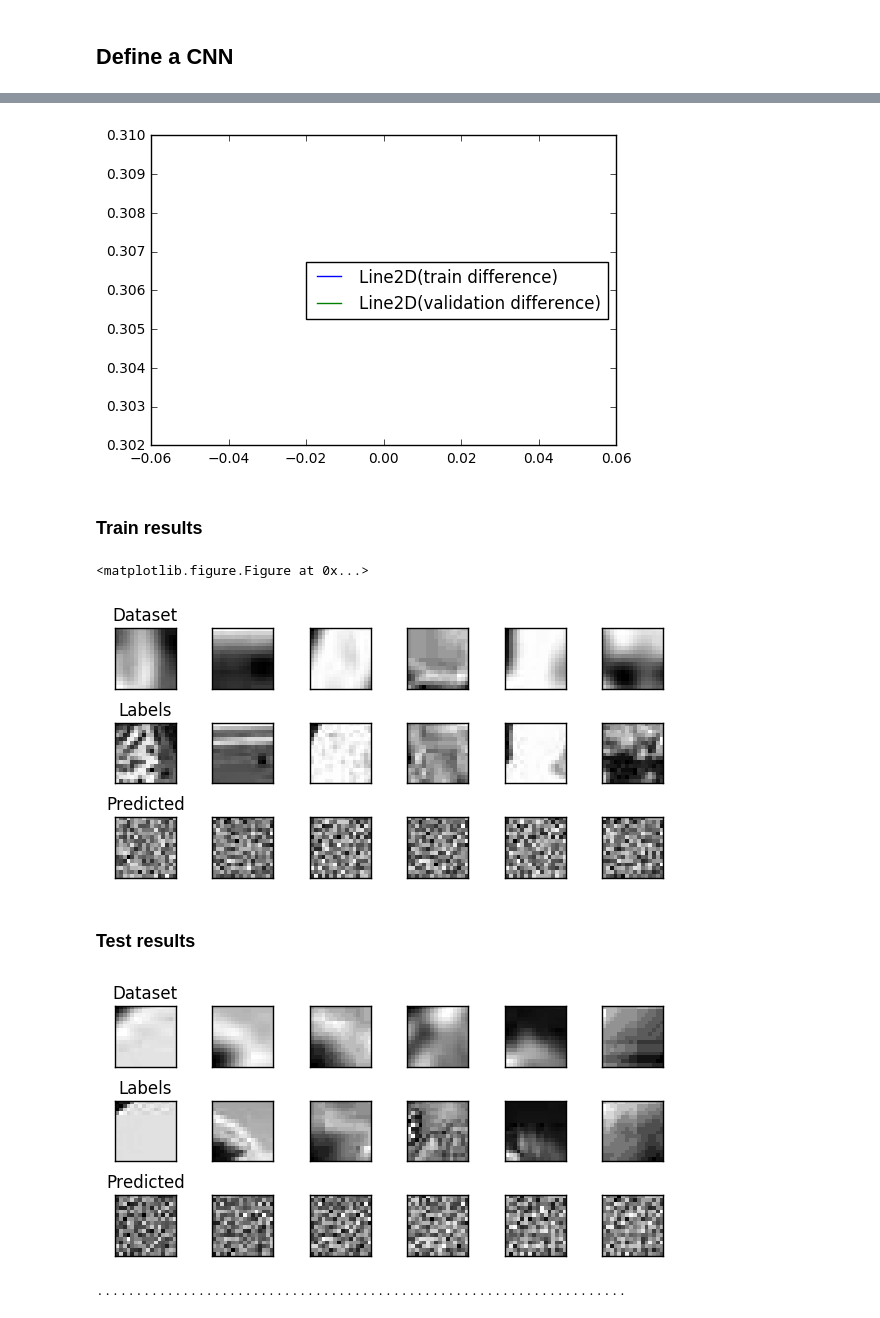
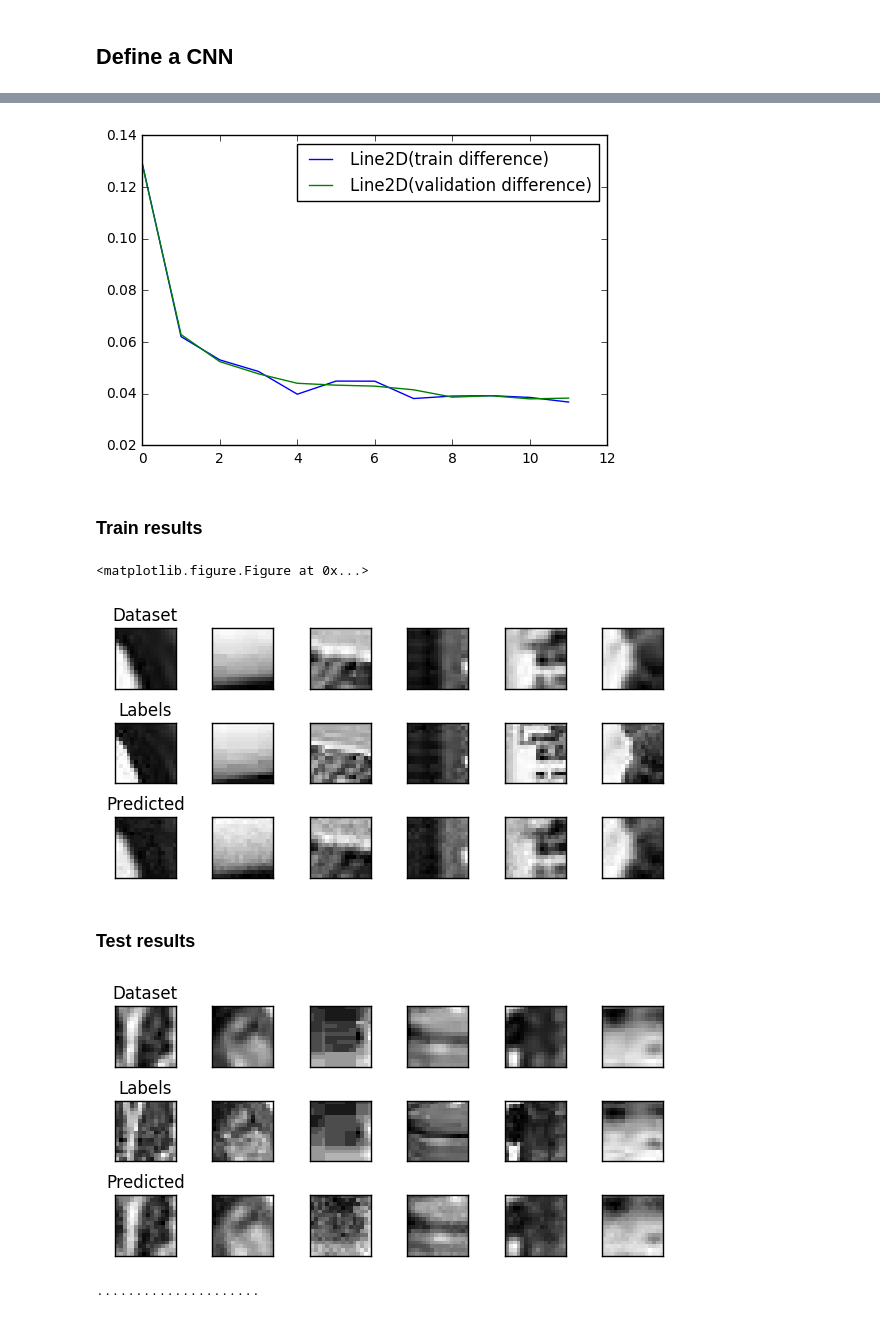
Before and after one commit to lucasdupin/ml-image-scaling, a Jupyter notebook: 2_autoencoder.ipynb, the cells around one changed output, grey strips where cells are left out. Cells and saved outputs as stored; diff of their text form; code cells hidden in the pictures.

Commit message:
no dropout, rms with expo decay

```diff
--- a/2_autoencoder.ipynb
+++ b/2_autoencoder.ipynb
@@ -58,7 +58,6 @@ training_epochs = 20
 batch_size = 256
 display_step = 1
 examples_to_show = 10
-dropout_prob = 0.9 # Do not dropout very often, the image get blurry
 
 # activation
 # activate = tf.nn.sigmoid
@@ -81,7 +80,7 @@ std_dev_4 = bengio_glorot_init(n_hidden_3, n_hidden_4)
 # Encode
 def encode(x):
     # First layer
-    layer_1 = tf.nn.dropout(activate(tf.add(tf.matmul(x, W['encoder_h1']), b['encoder_b1'])), dropout_prob)
+    layer_1 = activate(tf.add(tf.matmul(x, W['encoder_h1']), b['encoder_b1']))
     # Decoder Hidden layer with sigmoid activation #2
     layer_2 = activate(tf.add(tf.matmul(layer_1, W['encoder_h2']), b['encoder_b2']))
     layer_3 = activate(tf.add(tf.matmul(layer_2, W['encoder_h3']), b['encoder_b3']))
@@ -140,11 +139,11 @@ with graph.as_default():
 
     # Learning rate with exponential decay
     global_step = tf.Variable(0, trainable=False)
-#     learning_rate = tf.train.exponential_decay(0.1 / n_hidden_1, global_step, 100000, 0.96)
-    optimizer = tf.train.GradientDescentOptimizer(0.1 / n_hidden_1).minimize(loss)
-#     optimizer = tf.train.AdagradOptimizer(0.001).minimize(loss)
+    learning_rate = tf.train.exponential_decay(0.1 / n_hidden_1, global_step, 10000, 0.96)
+#     optimizer = tf.train.GradientDescentOptimizer(learning_rate).minimize(loss)
+#     optimizer = tf.train.AdagradOptimizer(0.1 / n_hidden_1).minimize(loss)
 #     optimizer = tf.train.AdadeltaOptimizer(0.001).minimize(loss)
-#     optimizer =  tf.train.RMSPropOptimizer(0.1 / n_hidden_1).minimize(loss)
+    optimizer =  tf.train.RMSPropOptimizer(learning_rate).minimize(loss)
 
     # Add ops to save and restore all the variables.
     saver = tf.train.Saver()
@@ -155,6 +154,10 @@ def difference(predictions, labels):
 #     diff = predictions - labels
 #     return np.sqrt(np.sum(diff ** 2))
 # %%
+# Set this variable not a valid string to load a model
+# or to `None` to start fresh
+checkpoint = None
+
 save_step = 10000
 preview_step = 200
 examples_to_show = 6
@@ -198,7 +201,7 @@ def get_patches(dataset, labels, batch_start):
 
     for i in range(batch_size):
 
-        # SGD
+        # Stochastic optimizer
         x = random.randint(0, dataset.shape[1] - patch_size[0])
         y = random.randint(0, dataset.shape[2] - patch_size[1])
         data_w = dataset[batch_start+i, x: x+patch_size[0], y: y+patch_size[1]]
@@ -209,7 +212,12 @@ def get_patches(dataset, labels, batch_start):
     return (batch_data, batch_labels)
 
 with tf.Session(graph=graph) as session:
-    tf.initialize_all_variables().run()
+
+    # Restore variables from disk.
+    if not checkpoint is None:
+        saver.restore(sess, checkpoint)
+    else:
+        tf.initialize_all_variables().run()
 
     print('Initialized')
     step = 0;
@@ -287,7 +295,7 @@ Validation diff: 0.309
-[figure, old version]
+[figure, new version]
 ### Train results
 <matplotlib.figure.Figure at 0x...>
-[figure, old version]
+[figure, new version]
 ### Test results
-[figure, old version]
+[figure, new version]
-....................................................................
+.....................
```
Also changed, not shown: parts of 1 cell of this notebook.
